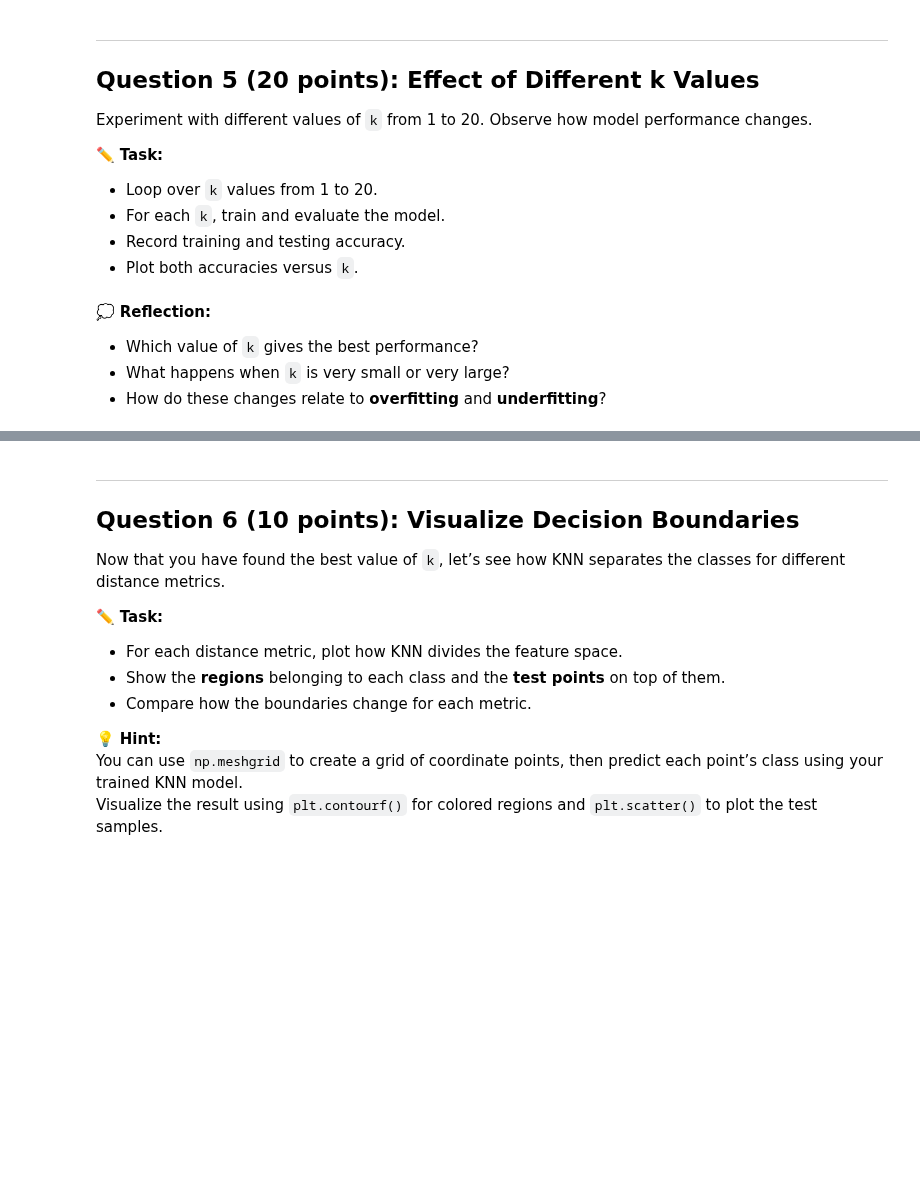
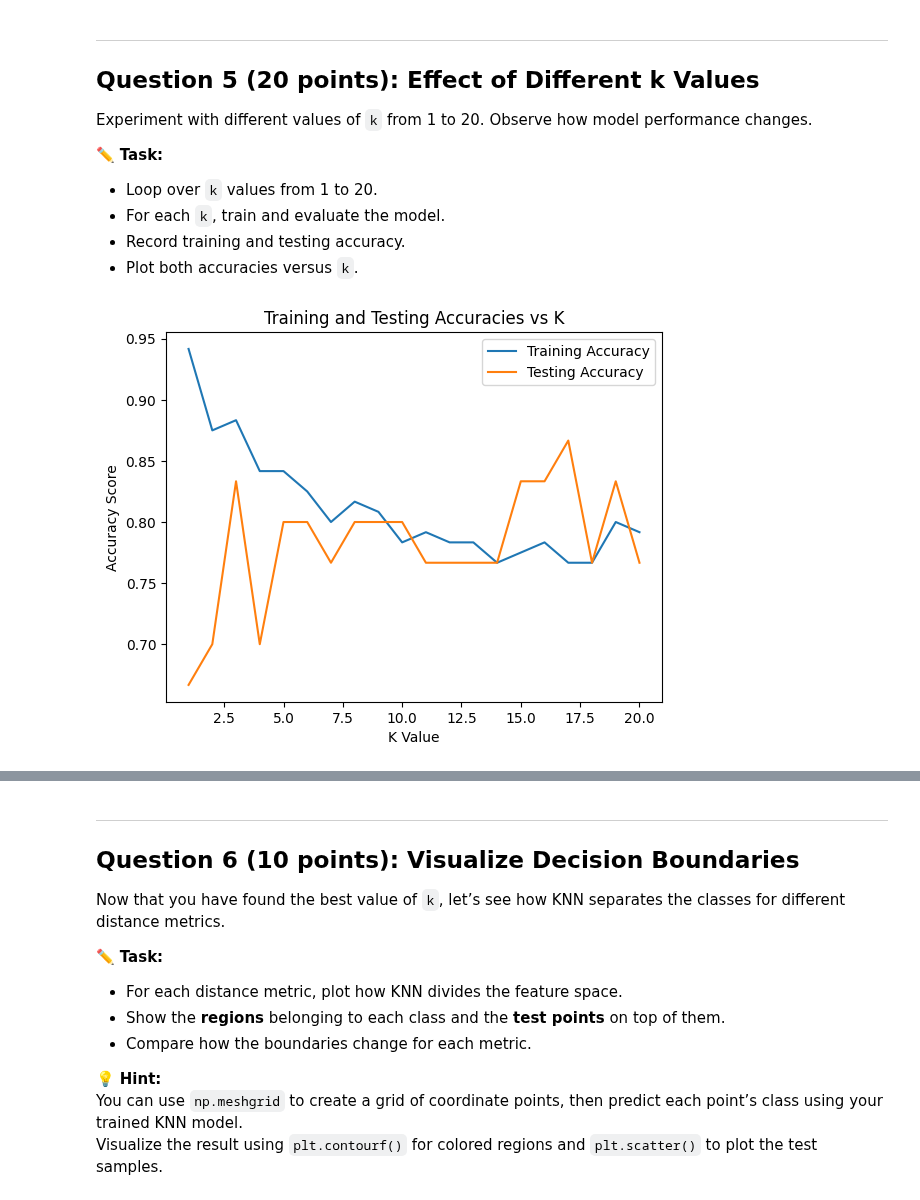
Before and after one commit to JanaAliCS/machine_leanring, a Jupyter notebook: assignment_2.ipynb, the cells around one changed output, grey strips where cells are left out. Cells and saved outputs as stored; diff of their text form; code cells hidden in the pictures; blank space fills up the shorter version.

```diff
--- a/assignment_2.ipynb
+++ b/assignment_2.ipynb
@@ -142,5 +140,29 @@ Experiment with different values of `k` from 1 to 20. Observe how model performa
-# %% [markdown]
-💭 **Reflection:**
-- Which value of `k` gives the best performance?
-- What happens when `k` is very small or very large?
-- How do these changes relate to **overfitting** and **underfitting**?
+# %%
+# Your code here
+
+#creating lists for storage of accuracy scores for every k from 1-20
+train_accuracy = []
+test_accuracy = []
+
+#function range (a, b) includes a but excludes b so we put 21 to include 20
+for k in range(1, 21):
+    knn = KNeighborsClassifier(n_neighbors=k)
+    knn.fit(X_train, y_train)
+    y_train_pred = knn.predict(X_train)
+    y_test_pred = knn.predict(X_test)
+    train_accuracy.append(accuracy_score(y_train, y_train_pred))
+    test_accuracy.append(accuracy_score(y_test, y_test_pred))
+
+#plot for training and testing accuracies vs each K
+plt.plot(range(1, 21), train_accuracy, label='Training Accuracy')
+plt.plot(range(1, 21), test_accuracy, label='Testing Accuracy')
+plt.xlabel('K Value')
+plt.ylabel('Accuracy Score')
+plt.title('Training and Testing Accuracies vs K')
+
+#legend is used to identify each line (written as a small box in the plot)
+plt.legend()
+
+plt.show()
+# %% [output]
+[figure, added]
```
Also changed, not shown: parts of 3 cells of this notebook.
